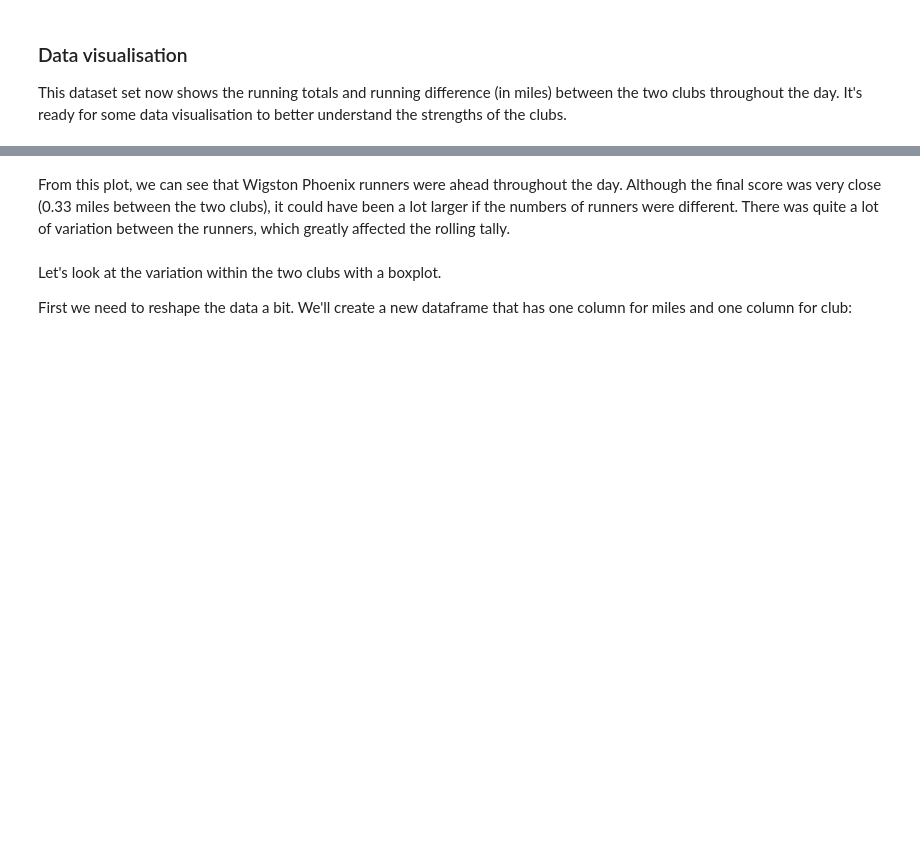
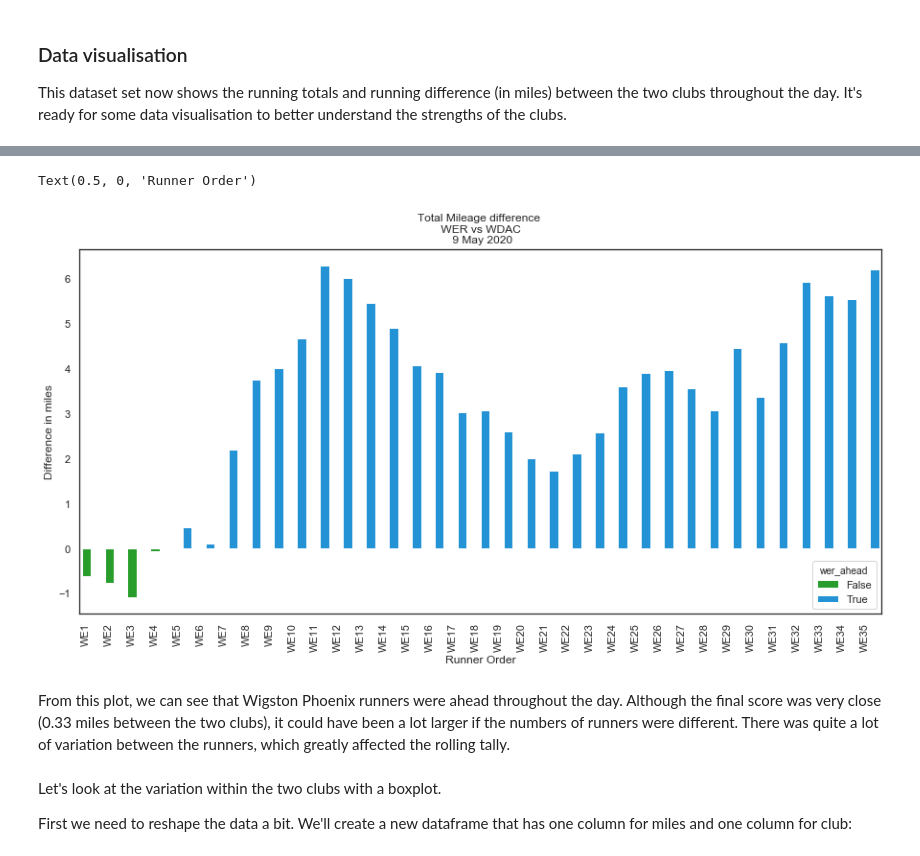
Before and after one commit to tamelamaciel/virtual_running_relays, a Jupyter notebook: virtual_running_relays_WERvsWell_9May2020.ipynb, the cells around one changed output, grey strips where cells are left out. Drawn from its saved outputs; the diff is of its cells as text; code cells hidden in the pictures; blank space fills up the shorter version.

```diff
--- a/virtual_running_relays_WERvsWell_9May2020.ipynb
+++ b/virtual_running_relays_WERvsWell_9May2020.ipynb
@@ -36,13 +90,14 @@ Note we'll also want to strip the seconds from the time values, and perhaps conv
 # %%
 #rename columns to avoid duplicates of 'distance_miles', and remove uppercase Time
 
-df=df.rename(columns={"Time":"time","distance_miles":"wer_miles","distance_miles.1":"wel_miles"})
+df=df.rename(columns={"west_end_runner":ateam+"_runner","wellingborough_runner":bteam+"_runner","distance_miles":ateam+"_miles","distance_miles.1":bteam+"_miles"})
 # %%
-# Strip the seconds off the time string
-df['time']=df['time'].str.replace('00:00', '00')
-df['time']=df['time'].str.replace('30:00', '30')
-df.head()
-# Convert the time values from object to timestamp.
-#pd.to_datetime(df['time'],format= '%H:%M').dt.time
+## NOTE THIS IS NO LONGER NECESSARY AS TIME COLUMN HAS DROPPED
+## Strip the seconds off the time string
+# df['time']=df['time'].str.replace('00:00', '00')
+# df['time']=df['time'].str.replace('30:00', '30')
+# df.head()
+## Convert the time values from object to timestamp.
+## pd.to_datetime(df['time'],format= '%H:%M').dt.time
 # %%
 df.describe()
@@ -67,5 +129,5 @@ Let's analyse this further and see how the running total between the clubs varie
 # %%
-#create new features (columns): cummulative mileage per club. 'wer_total_mileage'
+#create new features (columns): cummulative mileage per club.
 
 def cummulative_total(runner_miles):
     '''Calculate the cummulative running total of miles per club'''
@@ -75,11 +137,11 @@ def cummulative_total(runner_miles):
 
 #calculate running total for West End Runners (WER)
 total_mileage=0
-df['wer_total_miles']=df['wer_miles'].apply(cummulative_total)
+df[ateam+'_total_miles']=df[ateam+'_miles'].apply(cummulative_total)
 
-#calculate running total for Wigston Phoenix (WP)
+#calculate running total for the other club
 total_mileage=0
-df['wp_total_miles']=df['wp_miles'].apply(cummulative_total)
+df[bteam+'_total_miles']=df[bteam+'_miles'].apply(cummulative_total)
 # %%
 #check this worked
 df.head(10)
@@ -86,5 +160,5 @@ df.head(10)
 # %%
 #create new feature (column) that shows the running total in total mileage difference between the two clubs
 
-df['mileage_difference'] = df['wer_total_miles']-df['wp_total_miles']
+df['mileage_difference'] = df[ateam+'_total_miles']-df[bteam+'_total_miles']
 df
@@ -99,14 +198,19 @@ df.head()
 # %%
 plt.figure(figsize=(15,7))
 
 colours={True:sns.xkcd_rgb["azure"],False:sns.xkcd_rgb["green"]} #note color palette draws from xkcd named colours https://xkcd.com/color/rgb/
 
+date = "9 May 2020"
+
 sns.set(style='white')
 
-chart = sns.barplot(x="time", y="mileage_difference", data=df, hue="wer_ahead",palette=colours)
+chart = sns.barplot(x="WER_runner",y="mileage_difference", data=df, hue="wer_ahead",palette=colours)
 
-chart.set(ylim=(-3,1.5))
+#chart.set(ylim=(-3,1.5))
 chart.set_xticklabels(chart.get_xticklabels(), rotation=90, horizontalalignment='right')
-plt.title("Total Mileage difference \n West End Runners vs Wigston Phoenix \n 2 May 2020")
+plt.title("Total Mileage difference \n "+ateam+" vs "+bteam+" \n "+date)
 plt.ylabel("Difference in miles")
-plt.xlabel("Time")
+plt.xlabel("Runner Order")
+# %% [output]
+Text(0.5, 0, 'Runner Order')
+[figure, added]
```
Also changed, not shown: parts of 32 cells of this notebook, 57 other files.
